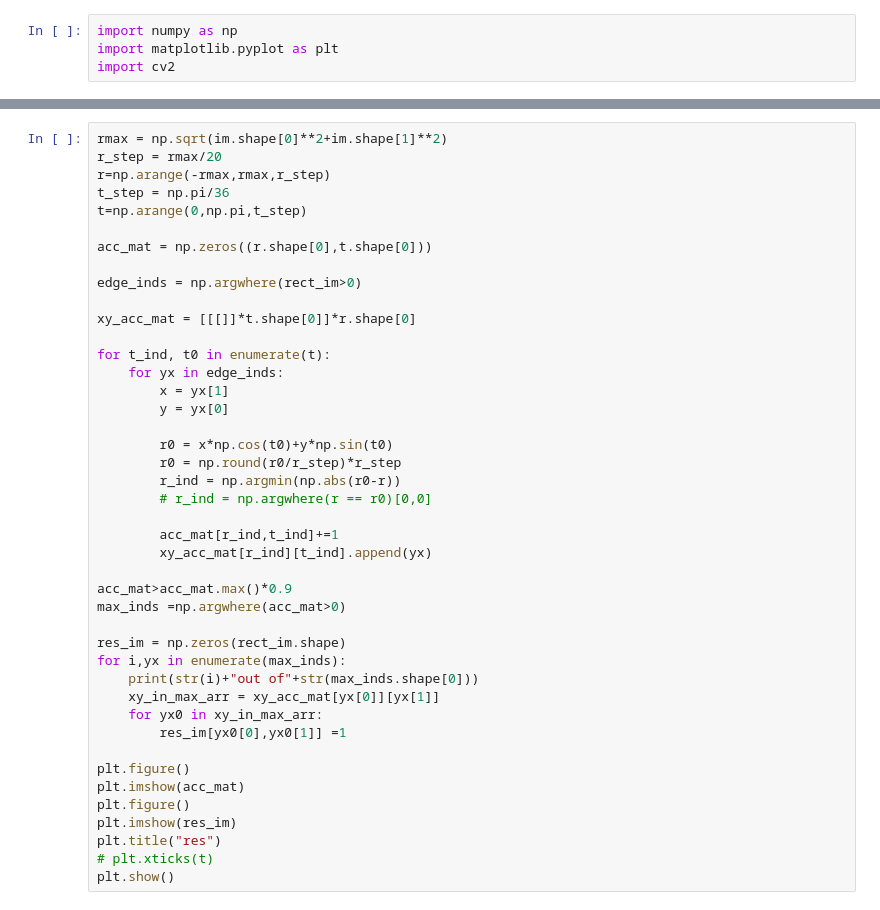
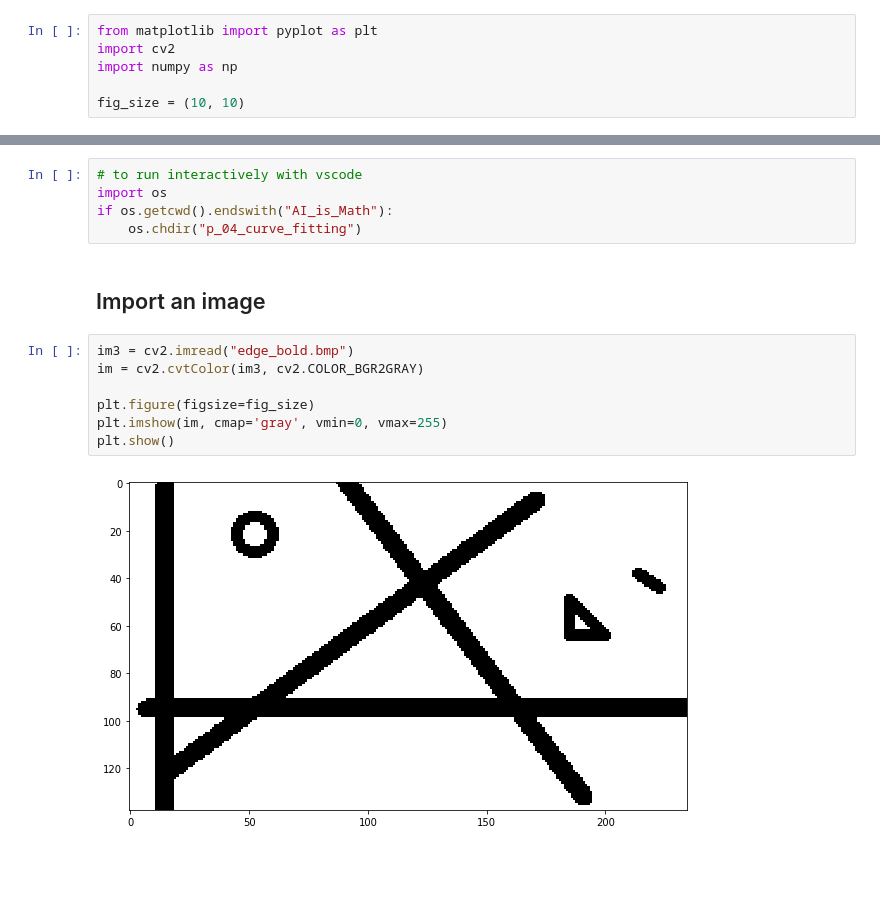
Before and after one commit to YoniChechik/AI_is_Math, a Jupyter notebook: p_04_curve_fitting/hough_transform.ipynb, the cells around one changed output, grey strips where cells are left out. Cells and saved outputs as stored; diff of their text form; blank space fills up the shorter version.

```diff
--- a/p_04_curve_fitting/hough_transform.ipynb
+++ b/p_04_curve_fitting/hough_transform.ipynb
@@ -1,4 +12,6 @@
 # %%
+from matplotlib import pyplot as plt
+import cv2
 import numpy as np
-import matplotlib.pyplot as plt
-import cv2
+
+fig_size = (10, 10)
@@ -31,43 +18,16 @@ rect_im = mag_img
-# %%
-rmax = np.sqrt(im.shape[0]**2+im.shape[1]**2)
-r_step = rmax/20
-r=np.arange(-rmax,rmax,r_step)
-t_step = np.pi/36
-t=np.arange(0,np.pi,t_step)
-
-acc_mat = np.zeros((r.shape[0],t.shape[0]))
-
-edge_inds = np.argwhere(rect_im>0)
-
-xy_acc_mat = [[[]]*t.shape[0]]*r.shape[0]
-
-for t_ind, t0 in enumerate(t):
-    for yx in edge_inds:
-        x = yx[1]
-        y = yx[0]
-
-        r0 = x*np.cos(t0)+y*np.sin(t0)
-        r0 = np.round(r0/r_step)*r_step
-        r_ind = np.argmin(np.abs(r0-r))
-        # r_ind = np.argwhere(r == r0)[0,0]
-
-        acc_mat[r_ind,t_ind]+=1
-        xy_acc_mat[r_ind][t_ind].append(yx)
-
-acc_mat>acc_mat.max()*0.9
-max_inds =np.argwhere(acc_mat>0)
-
-res_im = np.zeros(rect_im.shape)
-for i,yx in enumerate(max_inds):
-    print(str(i)+"out of"+str(max_inds.shape[0]))
-    xy_in_max_arr = xy_acc_mat[yx[0]][yx[1]]
-    for yx0 in xy_in_max_arr:
-        res_im[yx0[0],yx0[1]] =1
-
-plt.figure()
-plt.imshow(acc_mat)
-plt.figure()
-plt.imshow(res_im)
-plt.title("res")
-# plt.xticks(t)
-plt.show()
+# %%
+# to run interactively with vscode
+import os
+if os.getcwd().endswith("AI_is_Math"):
+    os.chdir("p_04_curve_fitting")
+# %% [markdown]
+## Import an image
+# %%
+im3 = cv2.imread("edge_bold.bmp")
+im = cv2.cvtColor(im3, cv2.COLOR_BGR2GRAY)
+
+plt.figure(figsize=fig_size)
+plt.imshow(im, cmap='gray', vmin=0, vmax=255)
+plt.show()
+# %% [output]
+[figure, added]
```
Also changed, not shown: parts of 21 cells of this notebook, 18 other files.
